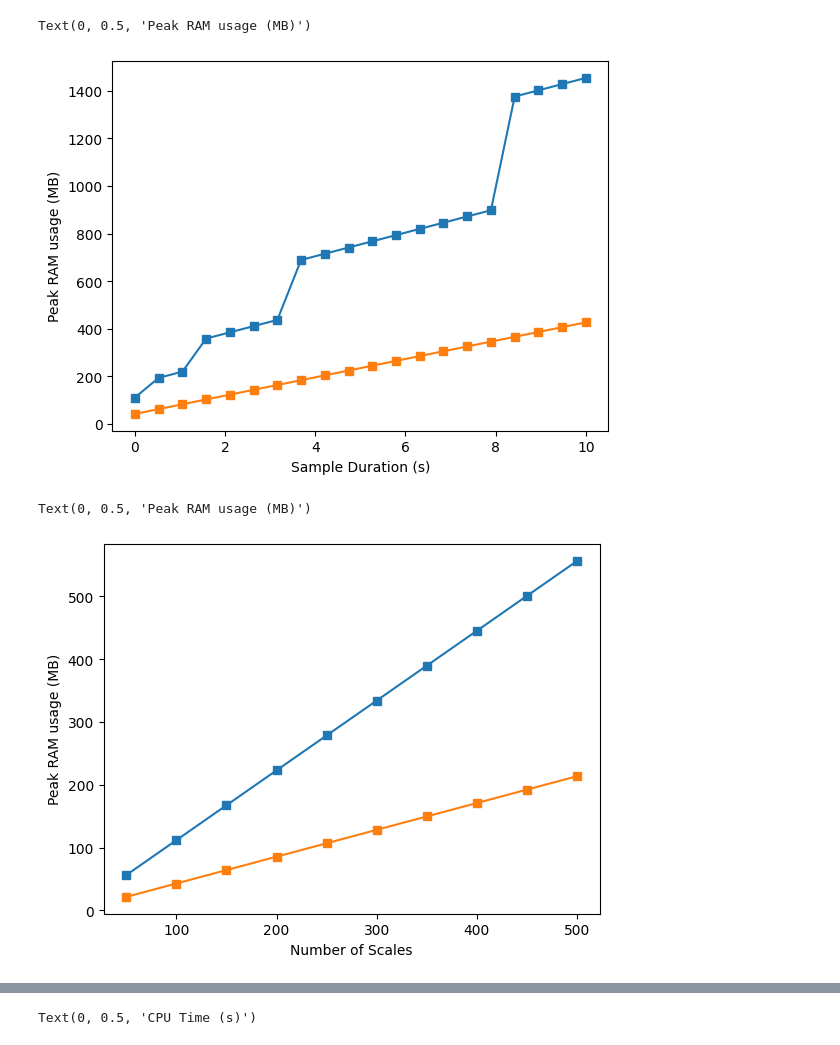
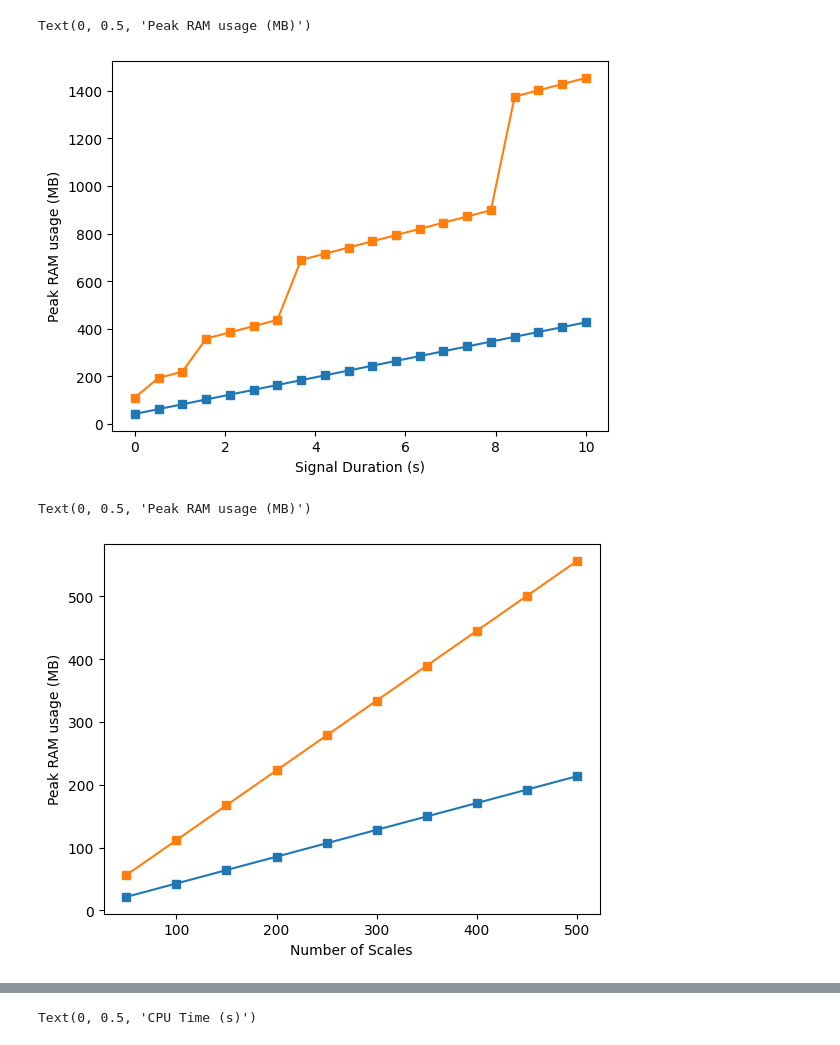
Before and after one commit to noshore5/Wavelet-Tech, a Jupyter notebook: Thesis/plotgenstime.ipynb, the cells around one changed output, grey strips where cells are left out. Drawn from its saved outputs; the diff is of its cells as text; code cells hidden in the pictures.

```diff
--- a/Thesis/plotgenstime.ipynb
+++ b/Thesis/plotgenstime.ipynb
@@ -5,17 +5,17 @@ import numpy as np
 # %%
 # ram usage for durations
 peaks_a = [42.727975845336914, 62.96886444091797, 83.20425701141357, 103.44509220123291, 123.68042469024658, 143.92142868041992, 164.1567621231079, 184.3974905014038, 204.63309860229492, 224.87372207641602, 245.10916423797607, 265.34994316101074, 285.5853910446167, 305.82617473602295, 326.0616731643677, 346.30245208740234, 366.5380058288574, 386.7787895202637, 407.01412200927734, 427.2496757507324]
 peaks_b = [111.65533351898193, 194.17220211029053, 220.2759199142456, 359.1990852355957, 385.30280685424805, 411.4134178161621, 437.51713943481445, 689.2527503967285, 715.3564720153809, 741.4670829772949, 767.5707540512085, 793.6814155578613, 819.7851371765137, 845.8957481384277, 871.9994697570801, 898.1100807189941, 1375.4638023376465, 1401.5744132995605, 1427.6780834197998, 1453.7815837860107]
 
 durations = np.linspace(0,10,20)
 plt.figure()
+plt.plot(durations, peaks_a,'s-')
 plt.plot(durations, peaks_b,'s-')
-plt.plot(durations, peaks_a,'s-')
-plt.xlabel('Sample Duration (s)')
+plt.xlabel('Signal Duration (s)')
 plt.ylabel('Peak RAM usage (MB)')
 # %% [output]
 Text(0, 0.5, 'Peak RAM usage (MB)')
-[figure, old version]
+[figure, new version]
 # %%
 # ram usage for number of scales
 peaks_a = [21.365344047546387, 42.72814083099365, 64.09071254730225, 85.45345401763916, 106.81614017486572, 128.17893600463867, 149.54162216186523, 170.9043083190918, 192.26699447631836, 213.62968063354492]
@@ -23,13 +23,13 @@ peaks_b =   [56.06331825256348, 111.65539169311523, 167.24735641479492, 222.8393
 
 nfreqs = ([50,100,150,200,250,300,350,400,450,500])
 plt.figure()
+plt.plot(nfreqs, peaks_a,'s-')
 plt.plot(nfreqs, peaks_b,'s-')
-plt.plot(nfreqs, peaks_a,'s-')
 plt.xlabel('Number of Scales')
 plt.ylabel('Peak RAM usage (MB)')
 # %% [output]
 Text(0, 0.5, 'Peak RAM usage (MB)')
-[figure, old version]
+[figure, new version]
 # %%
 # cpu time for nfreqs
 
```
Also changed, not shown: parts of 2 cells of this notebook, 3 other files.
